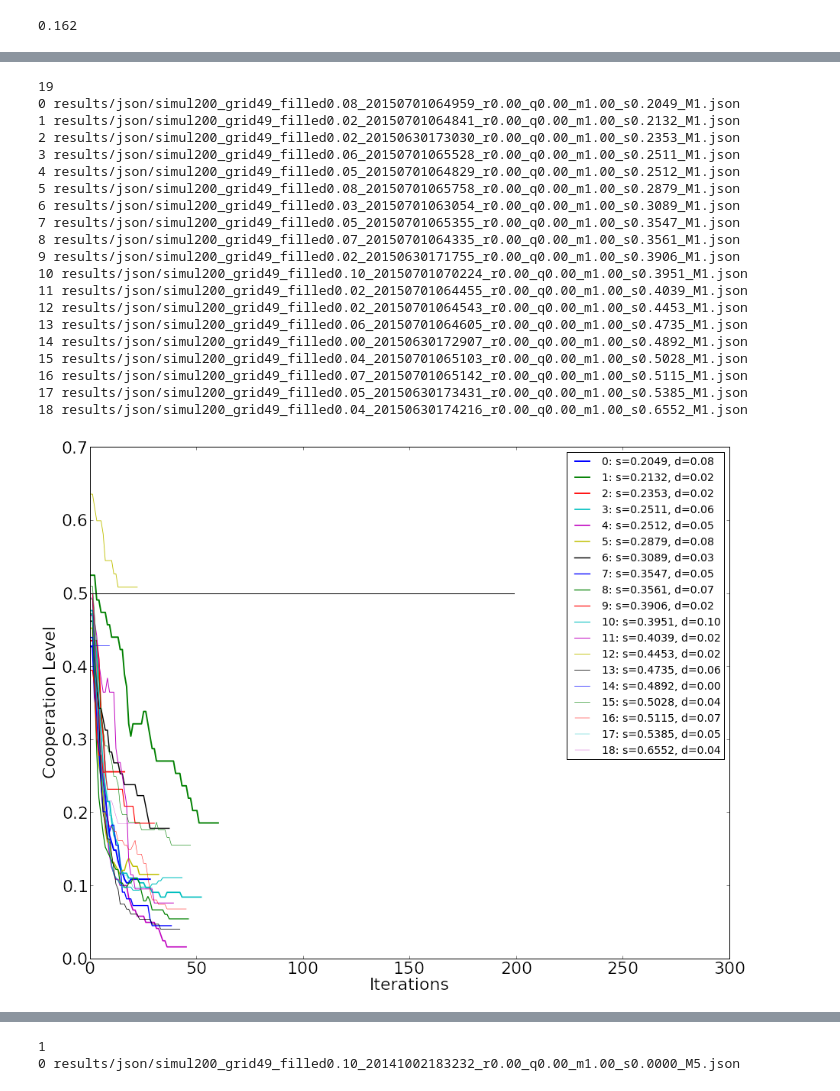
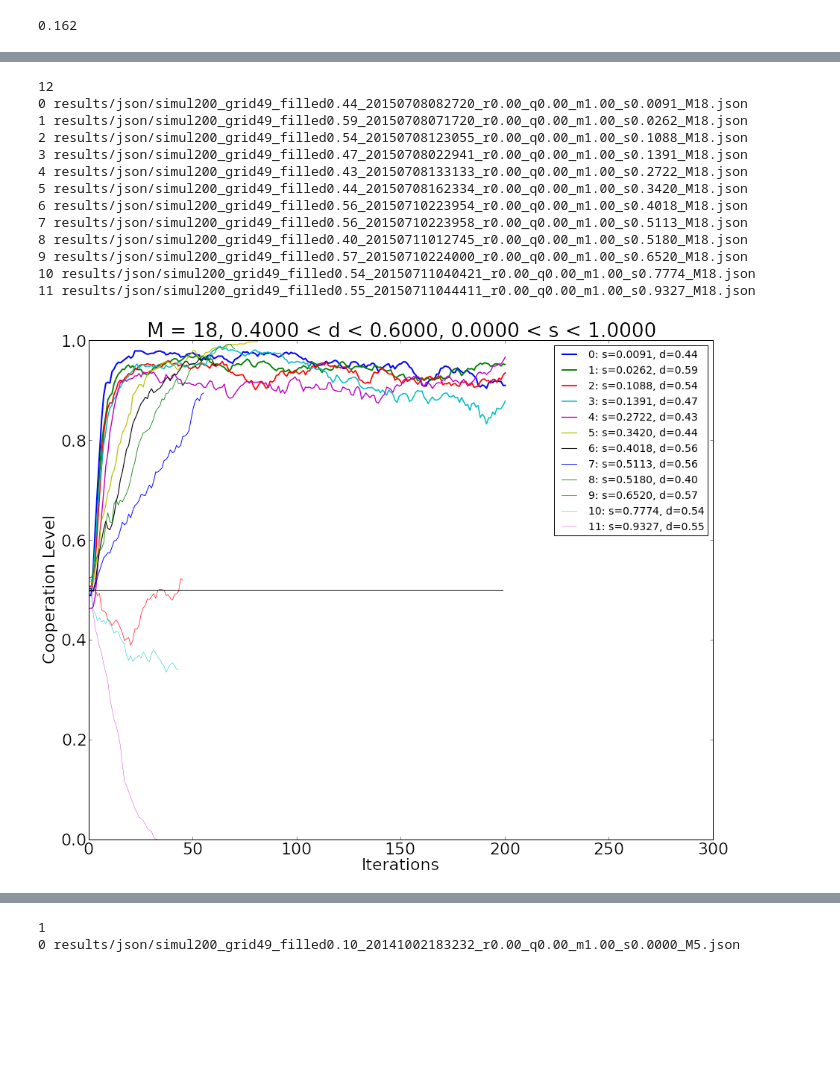
Before and after one commit to wazaahhh/property_game, a Jupyter notebook: PropertyGame.ipynb, the cells around one changed output, grey strips where cells are left out. Drawn from its saved outputs; the diff is of its cells as text; code cells hidden in the pictures; blank space fills up the shorter version.

```diff
--- a/PropertyGame.ipynb
+++ b/PropertyGame.ipynb
@@ -121,10 +127,10 @@ def phase_transition(parDic,dRange=[0.4,0.6]):
 
     s = s[cond]
     c = c[cond]
-
+    d = d[cond]
     o = np.argsort(s)
 
-    return {'s' : s[o],'c' : c[o]}
+    return {'s' : s[o],'c' : c[o],'d':d[o]}
 
 
 
@@ -166,7 +172,7 @@ def plotTimeSeries(simulDic,density=[0.46,0.54],violations=[0.155,0.16]):
         pl.plot(c,ls="-",lw=2 - float(i)/len(K2)*1.8,label="%s: s=%.4f, d=%.2f"%(i,V[i],D[i]))
 
 
-    title = "M = %s, %.4f < d < %.4f, %.4f < s < %.4f"%(simulDic['M'],density[0],density[0],violations[0],violations[1])
+    title = "M = %s, %.4f < d < %.4f, %.4f < s < %.4f"%(simulDic['M'],density[0],density[1],violations[0],violations[1])
     pl.plot(np.arange(200),np.zeros([200])+0.5,'k-')
     pl.legend(loc=0)
     pl.xlabel("Iterations")
@@ -312,32 +295,24 @@ pl.savefig(rootDir + "figures/phase_transitions.eps")
 # %%
 simulDic = {'iterations' : 200,
             'grid_size' : 49,
             'r':0.0,
             'q':0.0,
             'm':1.0,
-            'M':1}
+            'M':18}
 
-
-plotTimeSeries(simulDic,density=[0.0,0.1],violations=[0.2,0.7])
+plotTimeSeries(simulDic,density=[0.4,0.6],violations=[0.,1])
 # %% [output]
-19
-0 results/json/simul200_grid49_filled0.08_20150701064959_r0.00_q0.00_m1.00_s0.2049_M1.json
-1 results/json/simul200_grid49_filled0.02_20150701064841_r0.00_q0.00_m1.00_s0.2132_M1.json
-2 results/json/simul200_grid49_filled0.02_20150630173030_r0.00_q0.00_m1.00_s0.2353_M1.json
-3 results/json/simul200_grid49_filled0.06_20150701065528_r0.00_q0.00_m1.00_s0.2511_M1.json
-4 results/json/simul200_grid49_filled0.05_20150701064829_r0.00_q0.00_m1.00_s0.2512_M1.json
-5 results/json/simul200_grid49_filled0.08_20150701065758_r0.00_q0.00_m1.00_s0.2879_M1.json
-6 results/json/simul200_grid49_filled0.03_20150701063054_r0.00_q0.00_m1.00_s0.3089_M1.json
-7 results/json/simul200_grid49_filled0.05_20150701065355_r0.00_q0.00_m1.00_s0.3547_M1.json
-8 results/json/simul200_grid49_filled0.07_20150701064335_r0.00_q0.00_m1.00_s0.3561_M1.json
-9 results/json/simul200_grid49_filled0.02_20150630171755_r0.00_q0.00_m1.00_s0.3906_M1.json
-10 results/json/simul200_grid49_filled0.10_20150701070224_r0.00_q0.00_m1.00_s0.3951_M1.json
-11 results/json/simul200_grid49_filled0.02_20150701064455_r0.00_q0.00_m1.00_s0.4039_M1.json
-12 results/json/simul200_grid49_filled0.02_20150701064543_r0.00_q0.00_m1.00_s0.4453_M1.json
-13 results/json/simul200_grid49_filled0.06_20150701064605_r0.00_q0.00_m1.00_s0.4735_M1.json
-14 results/json/simul200_grid49_filled0.00_20150630172907_r0.00_q0.00_m1.00_s0.4892_M1.json
-15 results/json/simul200_grid49_filled0.04_20150701065103_r0.00_q0.00_m1.00_s0.5028_M1.json
-16 results/json/simul200_grid49_filled0.07_20150701065142_r0.00_q0.00_m1.00_s0.5115_M1.json
-17 results/json/simul200_grid49_filled0.05_20150630173431_r0.00_q0.00_m1.00_s0.5385_M1.json
-18 results/json/simul200_grid49_filled0.04_20150630174216_r0.00_q0.00_m1.00_s0.6552_M1.json
+12
+0 results/json/simul200_grid49_filled0.44_20150708082720_r0.00_q0.00_m1.00_s0.0091_M18.json
+1 results/json/simul200_grid49_filled0.59_20150708071720_r0.00_q0.00_m1.00_s0.0262_M18.json
+2 results/json/simul200_grid49_filled0.54_20150708123055_r0.00_q0.00_m1.00_s0.1088_M18.json
+3 results/json/simul200_grid49_filled0.47_20150708022941_r0.00_q0.00_m1.00_s0.1391_M18.json
+4 results/json/simul200_grid49_filled0.43_20150708133133_r0.00_q0.00_m1.00_s0.2722_M18.json
+5 results/json/simul200_grid49_filled0.44_20150708162334_r0.00_q0.00_m1.00_s0.3420_M18.json
+6 results/json/simul200_grid49_filled0.56_20150710223954_r0.00_q0.00_m1.00_s0.4018_M18.json
+7 results/json/simul200_grid49_filled0.56_20150710223958_r0.00_q0.00_m1.00_s0.5113_M18.json
+8 results/json/simul200_grid49_filled0.40_20150711012745_r0.00_q0.00_m1.00_s0.5180_M18.json
+9 results/json/simul200_grid49_filled0.57_20150710224000_r0.00_q0.00_m1.00_s0.6520_M18.json
+10 results/json/simul200_grid49_filled0.54_20150711040421_r0.00_q0.00_m1.00_s0.7774_M18.json
+11 results/json/simul200_grid49_filled0.55_20150711044411_r0.00_q0.00_m1.00_s0.9327_M18.json
-[figure, old version]
+[figure, new version]
```
Also changed, not shown: parts of 12 cells of this notebook, 4 other files.
